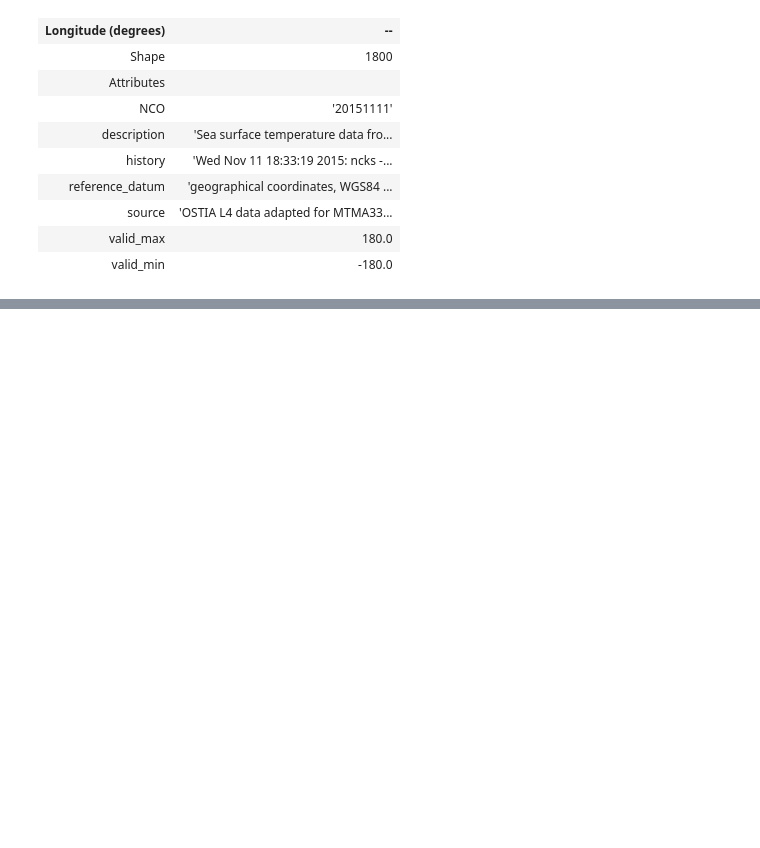
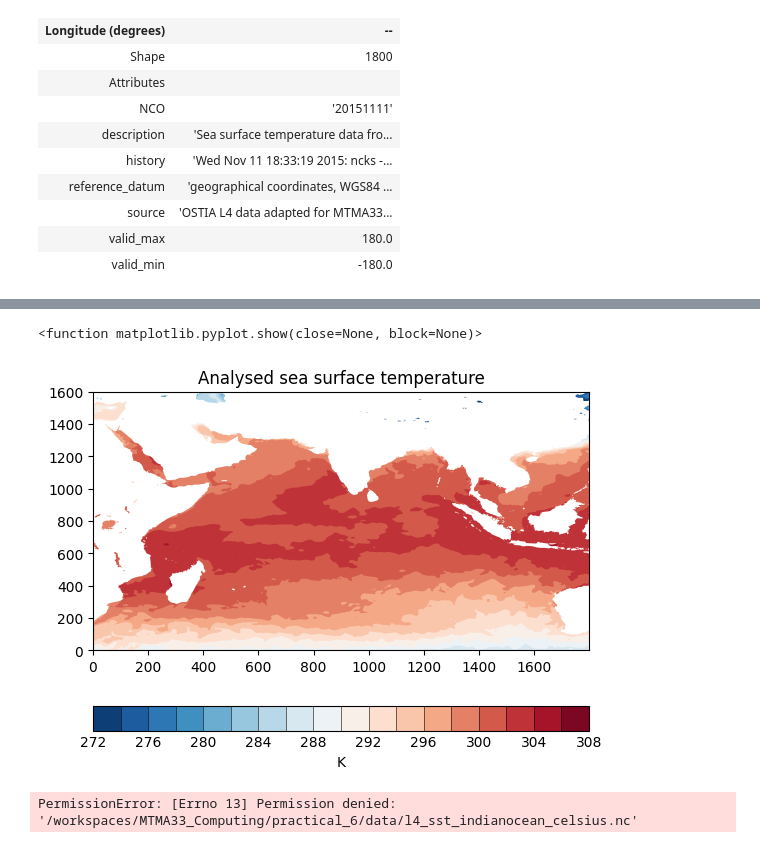
Before and after one commit to benhutchmet/MTMA33_Computing, a Jupyter notebook: practical_6/notebooks/practical_6.ipynb, the cells around one changed output, grey strips where cells are left out. Drawn from its saved outputs; the diff is of its cells as text; code cells hidden in the pictures; blank space fills up the shorter version.

Commit message:
practical 6 work

```diff
--- a/practical_6/notebooks/practical_6.ipynb
+++ b/practical_6/notebooks/practical_6.ipynb
@@ -242,0 +284,59 @@ sea_water_temperature_uncertainty:  estimated error standard deviation of sea wa
+# %%
+# DO the same with the iris data
+# Draw a contour plot of the SST
+# with 12 levels
+qplt.contourf(sea_water_temperature_iris, 20, cmap='RdBu_r')
+
+# Rename the coordinates to latitude and longitude
+# sea_water_temperature_iris.coord('latitude').rename('latitude')
+# sea_water_temperature_iris.coord('longitude').rename('longitude')
+
+# # Add coastlines - doesn't work
+# qplt.plt.gca().coastlines()
+
+# Show the plot
+qplt.show
+# %% [output]
+<function matplotlib.pyplot.show(close=None, block=None)>
+[figure, added]
+# %%
+# Modify the contents of the sea surface temperature array (from NetCDF4)
+# To convert the units from Kelvin to Celsius
+# And save this new variable into a new NetCDF4 file
+# Make sure global and variable attributes are copied over
+# Create a new variable with the new units
+sea_water_temperature_celsius = sea_water_temperature_array - 273.15
+
+# Create a new NetCDF4 file
+# Set up the path to the new file
+new_data_path = "/workspaces/MTMA33_Computing/practical_6/data/l4_sst_indianocean_celsius.nc"
+
+# Create the new file
+new_dataset = nc.Dataset(new_data_path, mode="w", format="NETCDF4")
+
+# Copy the global attributes
+new_dataset.setncatts(dataset.__dict__)
+
+# Create the dimensions
+new_dataset.createDimension('latitude', len(latitude_array))
+new_dataset.createDimension('longitude', len(longitude_array))
+new_dataset.createDimension('time', None)
+new_dataset.createDimension('sea_water_temperature', None)
+
+# Create the variables
+new_latitude = new_dataset.createVariable('latitude', np.float32, ('latitude',))
+new_longitude = new_dataset.createVariable('longitude', np.float32, ('longitude',))
+new_sea_water_temperature = new_dataset.createVariable('sea_water_temperature', np.float32, ('time', 'latitude', 'longitude',))
+
+# Copy the variable attributes
+new_latitude.setncatts(latitude.__dict__)
+new_longitude.setncatts(longitude.__dict__)
+new_sea_water_temperature.setncatts(sea_water_temperature.__dict__)
+
+# Copy the variable data
+new_latitude[:] = latitude_array
+new_longitude[:] = longitude_array
+new_sea_water_temperature[:] = sea_water_temperature_celsius[:]
+new_dataset.close()
+# %% [output]
+PermissionError: [Errno 13] Permission denied: '/workspaces/MTMA33_Computing/practical_6/data/l4_sst_indianocean_celsius.nc'
```
Also changed, not shown: parts of 7 cells of this notebook.
